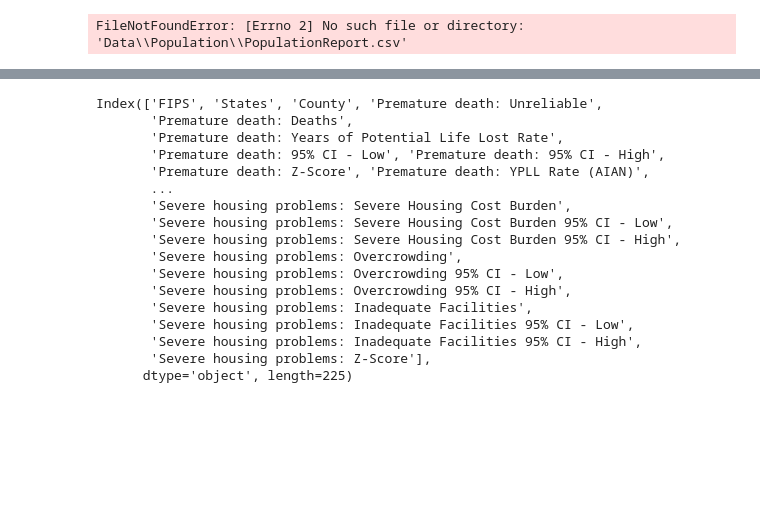
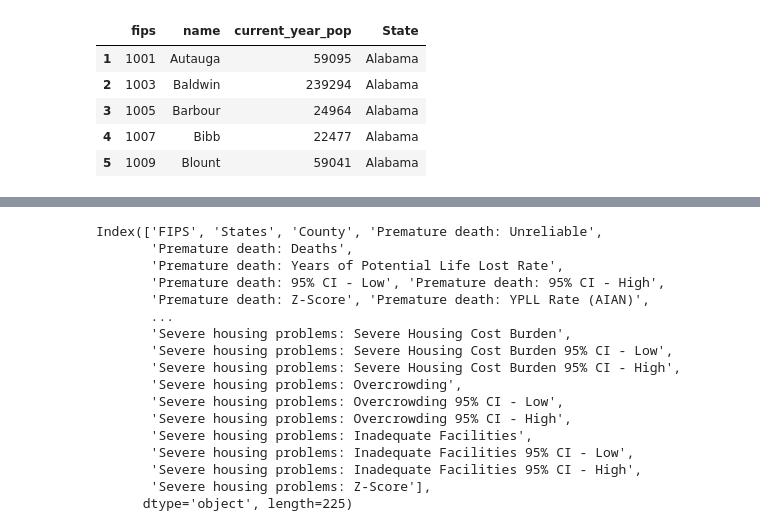
Before and after one commit to donovannickol/cs216project, a Jupyter notebook: CS_216_Project_Exploratory_Notebook.ipynb, the cells around one changed output, grey strips where cells are left out. Cells and saved outputs as stored; diff of their text form; code cells hidden in the pictures; blank space fills up the shorter version.

```diff
--- a/CS_216_Project_Exploratory_Notebook.ipynb
+++ b/CS_216_Project_Exploratory_Notebook.ipynb
@@ -17,32 +17,37 @@ LA_pop = pd.read_csv("Data\Population\PopulationReportLouisiana.csv")
 LA_pop["State"] = "Louisiana"
 MD_pop = pd.read_csv("Data\Population\PopulationReportMaryland.csv")
 MD_pop["State"] = "Maryland"
 MS_pop = pd.read_csv("Data\Population\PopulationReportMississippi.csv")
 MS_pop["State"] = "Mississippi"
 NC_pop = pd.read_csv("Data\Population\PopulationReportNorthCarolina.csv")
 NC_pop["State"] = "North Carolina"
 SC_pop = pd.read_csv("Data\Population\PopulationReportSouthCarolina.csv")
 SC_pop["State"] = "South Carolina"
 TN_pop = pd.read_csv("Data\Population\PopulationReportTennessee.csv")
 TN_pop["State"] = "Tennessee"
 VA_pop = pd.read_csv("Data\Population\PopulationReportVirginia.csv")
 VA_pop["State"] = "Virginia"
 WV_pop = pd.read_csv("Data\Population\PopulationReportWestVirginia.csv")
 WV_pop["State"] = "West Virginia"
 
-test_cat = pd.concat([AL_pop, AK_pop,FL_pop,GA_pop,KY_pop, LA_pop,MD_pop,MS_pop,SC_pop,TN_pop, VA_pop, WV_pop, NC_pop,],ignore_index=True).dropna()
+test_cat = pd.concat([AL_pop, AK_pop,FL_pop,GA_pop,KY_pop, LA_pop,MD_pop,MS_pop,SC_pop,TN_pop, VA_pop, WV_pop, NC_pop],ignore_index=True).dropna()
 test_cat = test_cat.replace(',','', regex=True)
 
 test_cat = test_cat.astype({"current_year" : "int32"})
 
 
 test_cat.sort_values("current_year",ascending=False).head()
 
 test_cat = test_cat[["fips","name","current_year","State"]]
 
 test_cat.sort_values("current_year",ascending=False).head()
 
 pop_df = test_cat.rename(columns = {"current_year" : "current_year_pop"})
 pop_df.head().sort_values("name")
 # %% [output]
-FileNotFoundError: [Errno 2] No such file or directory: 'Data\\Population\\PopulationReport.csv'
+|  | fips | name | current_year_pop | State |
+| 1 | 1001 | Autauga | 59095 | Alabama |
+| 2 | 1003 | Baldwin | 239294 | Alabama |
+| 3 | 1005 | Barbour | 24964 | Alabama |
+| 4 | 1007 | Bibb | 22477 | Alabama |
+| 5 | 1009 | Blount | 59041 | Alabama |
```
Also changed, not shown: parts of 5 cells of this notebook.
